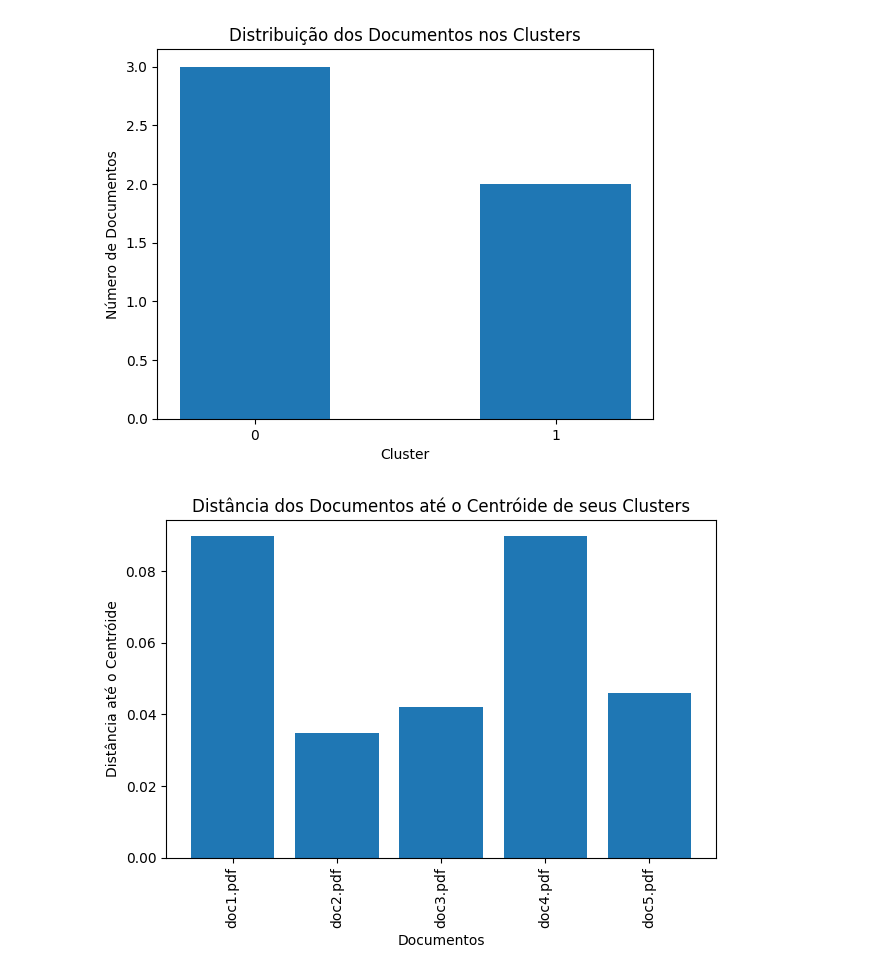
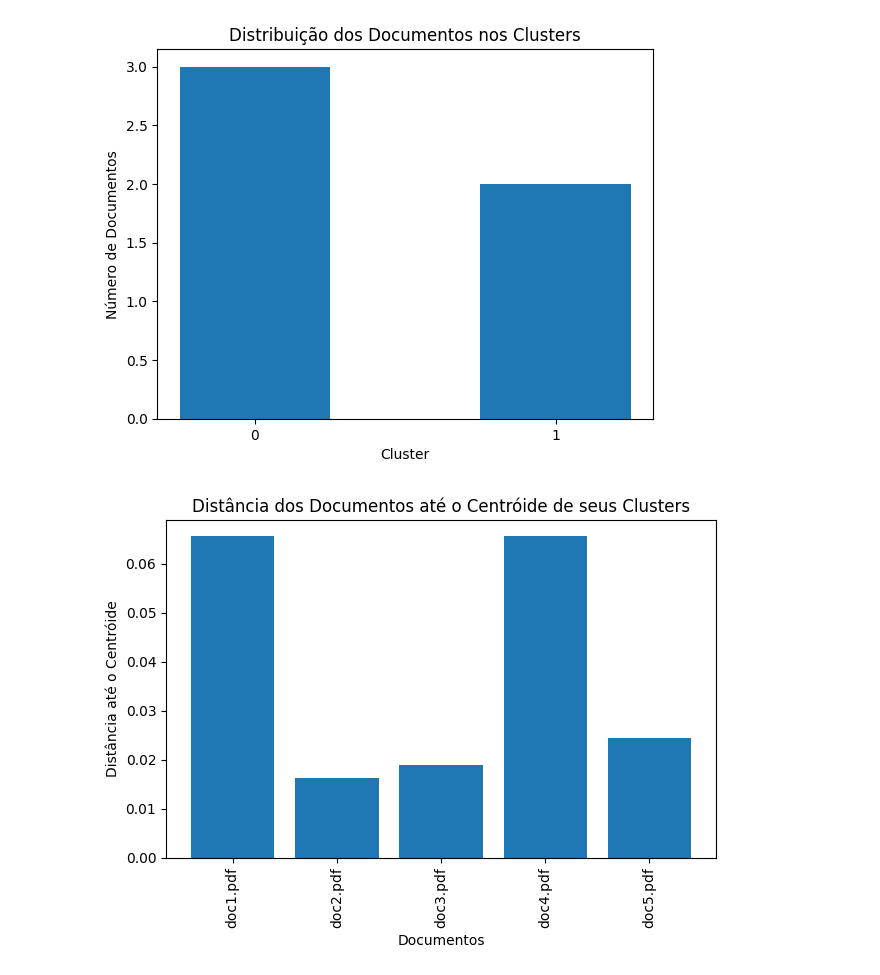
Before and after one commit to jhenrique04/DocMatcher, a Jupyter notebook: main.ipynb, the cells around one changed output. Cells and saved outputs as stored; diff of their text form; code cells hidden in the pictures.

```diff
--- a/main.ipynb
+++ b/main.ipynb
@@ -9,51 +7,37 @@ from tqdm import tqdm
 from sklearn.cluster import KMeans
 # %%
-def extract_and_preprocess(file_paths, pdf_reader, preprocessor):
-    processed_files = []
-    for file in tqdm(file_paths, desc="Processing files", leave=True, bar_format='{l_bar}{bar}|'):
-        processed_file = preprocessor.process(pdf_reader.extract_text(file))
-        processed_files.append(processed_file)
-    return processed_files
-
 # Initialize classes
 preprocessor = Preprocessor()
+vectorizer = Vectorizer("cbow_s50.txt")
 pdf_reader = PDFReader()
-vectorizer = Vectorizer("cbow_s1000.txt")
+doc_cluster = DocumentClustering(pdf_reader, preprocessor)
 
 # Paths to the documents
 doc_paths = ["doc1.pdf", "doc2.pdf", "doc3.pdf", "doc4.pdf", "doc5.pdf"]
 
 # Extract and preprocess the template documents
-doc_vectors = [vectorizer.calculate_document_vector(preprocessor.process(pdf_reader.extract_text(path))) for path in doc_paths]
+processed_docs = doc_cluster.extract_and_preprocess(doc_paths)
+
+# Convert processed documents in vectors
+doc_vectors = [vectorizer.calculate_document_vector(doc) for doc in processed_docs]
 
 # Run KMeans
 k = 2
 kmeans = KMeans(n_clusters=k, n_init=10, random_state=42).fit(doc_vectors)
 labels = kmeans.labels_
 
 # Visualizing the cluster distribution
-plt.hist(labels, bins=np.arange(0, k+1) - 0.5, rwidth=0.5, align='mid')
-plt.xticks(range(k))
-plt.xlabel('Cluster')
-plt.ylabel('Número de Documentos')
-plt.title('Distribuição dos Documentos nos Clusters')
-plt.show()
+doc_cluster.visualize_clusters_distribution(labels, k)
 
 # Calculating the distances to the centroid
 distances_to_centroid = []
 for i, doc_vec in enumerate(doc_vectors):
     centroid = kmeans.cluster_centers_[labels[i]]
     distance = np.linalg.norm(doc_vec - centroid)
     distances_to_centroid.append(distance)
 
 # Visualizing the distances to the centroid
-plt.bar(range(len(doc_paths)), distances_to_centroid)
-plt.xlabel('Documentos')
-plt.xticks(range(len(doc_paths)), doc_paths, rotation=90)
-plt.ylabel('Distância até o Centróide')
-plt.title('Distância dos Documentos até o Centróide de seus Clusters')
-plt.tight_layout()
-plt.show()
+doc_cluster.visualize_distances_to_centroid(doc_paths, distances_to_centroid)
 # %% [output]
 [figure]
-[figure, old version]
+[figure, new version]
```
Also changed, not shown: parts of 1 cell of this notebook, 2 other files.
